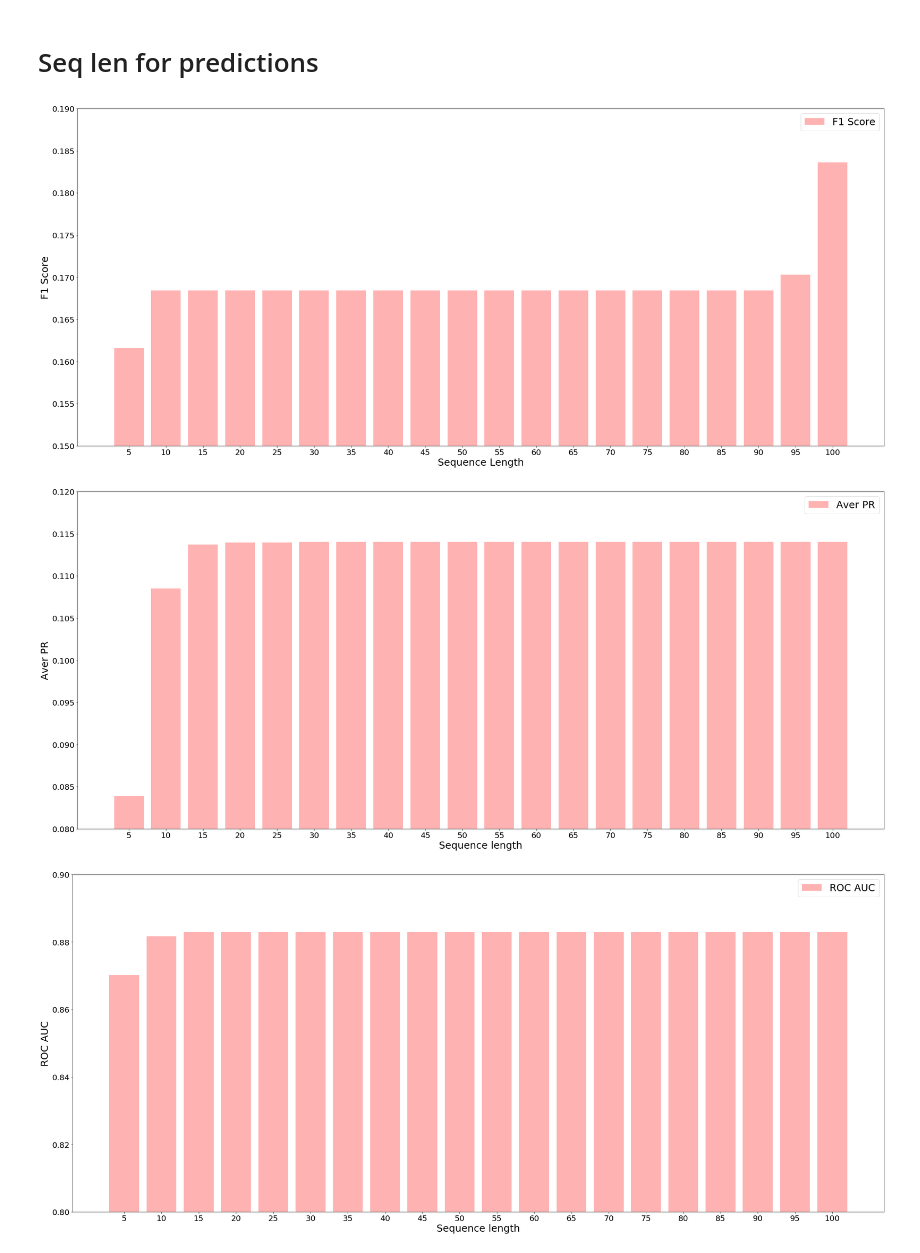
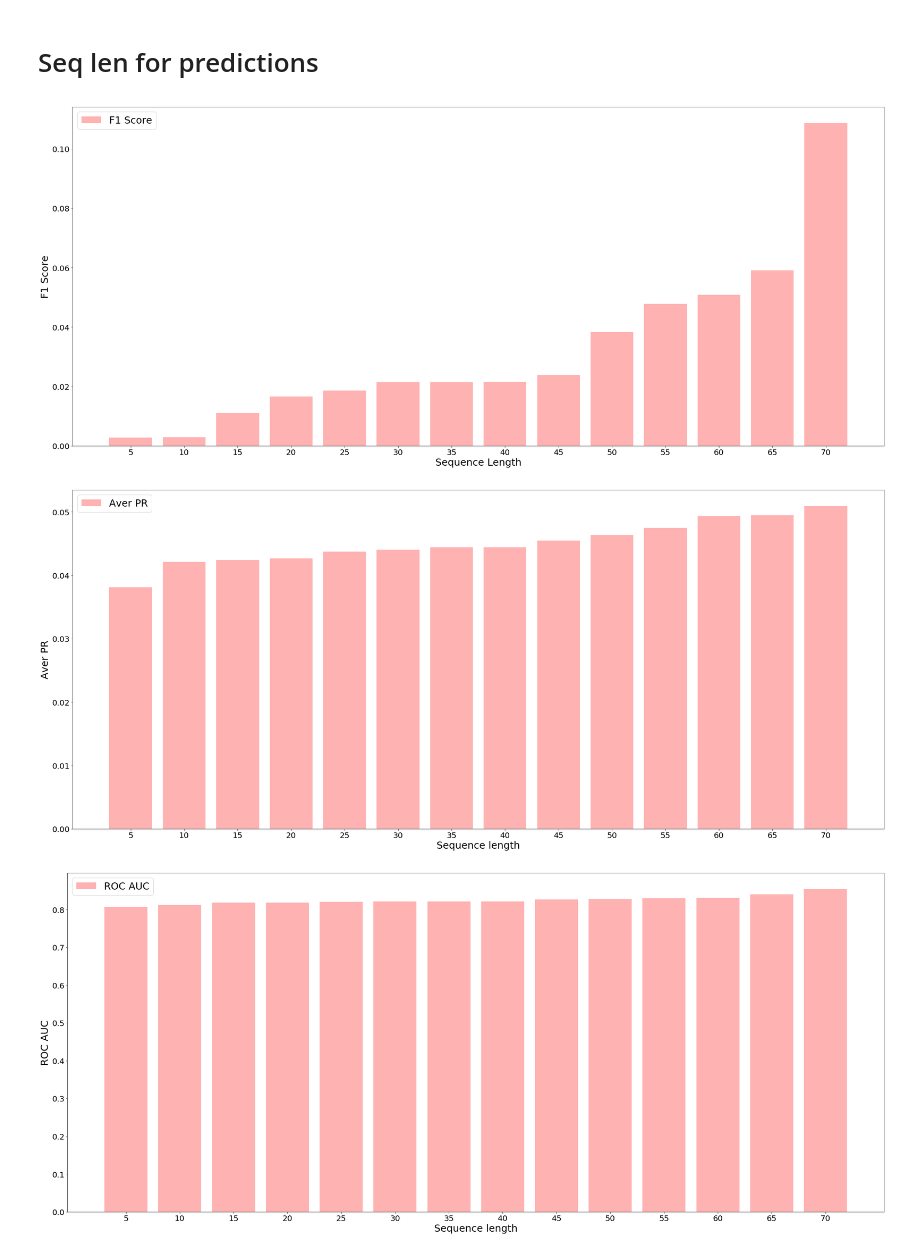
Before and after one commit to fursovia/fraud_detection, a Jupyter notebook: analysis.ipynb, the cells around one changed output. Cells and saved outputs as stored; diff of their text form; code cells hidden in the pictures.

```diff
--- a/analysis.ipynb
+++ b/analysis.ipynb
@@ -342,6 +342,8 @@ plt.show()
 # the model was trained with seq_len = 40
 
 pathes = glob.glob('experiments/emb_size_experiment/swem_max_emb_size=512,unit_size=256/config_*')
+# %%
+pathes = glob.glob('experiments/swem_max_seq_len=*/config*')
 # %%
 seq_lens = []
 f1s = []
@@ -374,12 +376,12 @@ ax.set_ylabel('F1 Score', size=25)
 # ax.set_xticklabels(labs)
 ax.legend(prop={'size': 25})
 ax.tick_params(labelsize=20)
-ax.set_ylim(0.15, 0.19)
+# ax.set_ylim(0.15, 0.19)
 
 fig.tight_layout()
 plt.show()
 # %% [output]
-[figure, old version]
+[figure, new version]
 # %%
 fig, ax = plt.subplots(figsize=(30, 13))
 
@@ -394,29 +396,29 @@ ax.set_ylabel('Aver PR', size=25)
 # ax.set_xticklabels(labs)
 ax.legend(prop={'size': 25})
 ax.tick_params(labelsize=20)
-ax.set_ylim(0.08, 0.12)
+# ax.set_ylim(0.08, 0.12)
 
 fig.tight_layout()
 plt.show()
 # %% [output]
-[figure, old version]
+[figure, new version]
 # %%
 fig, ax = plt.subplots(figsize=(30, 13))
 
 rects1 = ax.bar([str(s) for s in seq_lens],
                 roc_aucs,
                 alpha=0.3,
                 color='red',
                 label='ROC AUC')
 
 ax.set_xlabel('Sequence length', size=25)
 ax.set_ylabel('ROC AUC', size=25)
 # ax.set_xticklabels(labs)
-ax.set_ylim(0.8, 0.9)
+# ax.set_ylim(0.8, 0.9)
 ax.legend(prop={'size': 25})
 ax.tick_params(labelsize=20)
 
 fig.tight_layout()
 plt.show()
 # %% [output]
-[figure, old version]
+[figure, new version]
```
Also changed, not shown: 2 other files.
